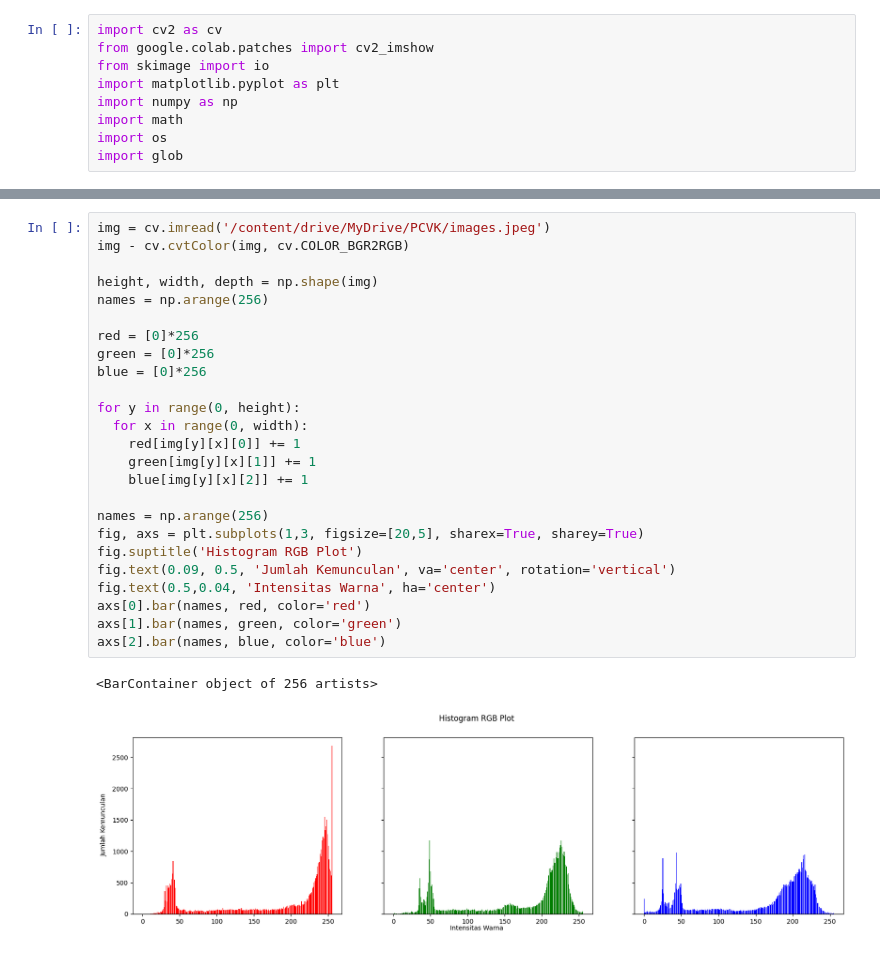
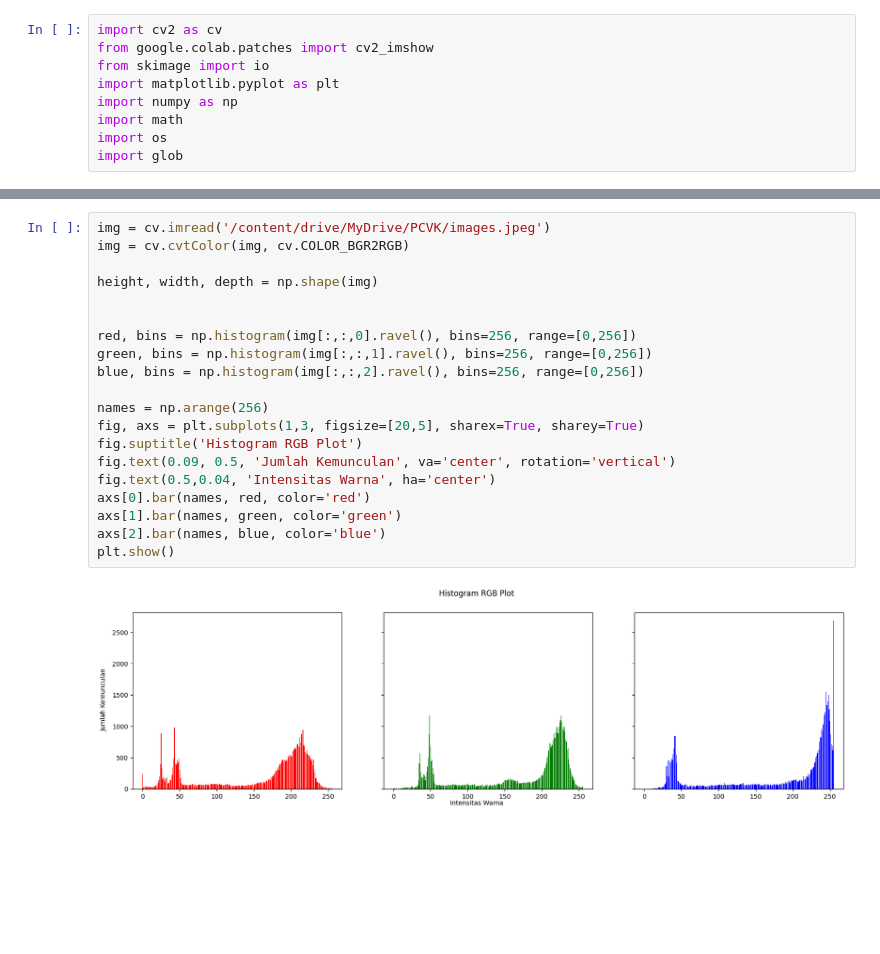
Before and after one commit to Rendhazuper/PCVK_Genap_2025, a Jupyter notebook: week5_26.ipynb, the cells around one changed output, grey strips where cells are left out. Drawn from its saved outputs; the diff is of its cells as text; blank space fills up the shorter version.

```diff
--- a/week5_26.ipynb
+++ b/week5_26.ipynb
@@ -45,28 +66,22 @@ axs[2].bar(names, blue, color='blue')
 # %%
 img = cv.imread('/content/drive/MyDrive/PCVK/images.jpeg')
-img - cv.cvtColor(img, cv.COLOR_BGR2RGB)
+img = cv.cvtColor(img, cv.COLOR_BGR2RGB)
 
 height, width, depth = np.shape(img)
-names = np.arange(256)
 
-red = [0]*256
-green = [0]*256
-blue = [0]*256
 
-for y in range(0, height):
-  for x in range(0, width):
-    red[img[y][x][0]] += 1
-    green[img[y][x][1]] += 1
-    blue[img[y][x][2]] += 1
+red, bins = np.histogram(img[:,:,0].ravel(), bins=256, range=[0,256])
+green, bins = np.histogram(img[:,:,1].ravel(), bins=256, range=[0,256])
+blue, bins = np.histogram(img[:,:,2].ravel(), bins=256, range=[0,256])
 
 names = np.arange(256)
 fig, axs = plt.subplots(1,3, figsize=[20,5], sharex=True, sharey=True)
 fig.suptitle('Histogram RGB Plot')
 fig.text(0.09, 0.5, 'Jumlah Kemunculan', va='center', rotation='vertical')
 fig.text(0.5,0.04, 'Intensitas Warna', ha='center')
 axs[0].bar(names, red, color='red')
 axs[1].bar(names, green, color='green')
 axs[2].bar(names, blue, color='blue')
+plt.show()
 # %% [output]
-<BarContainer object of 256 artists>
-[figure, old version]
+[figure, new version]
```
Also changed, not shown: parts of 2 cells of this notebook.
